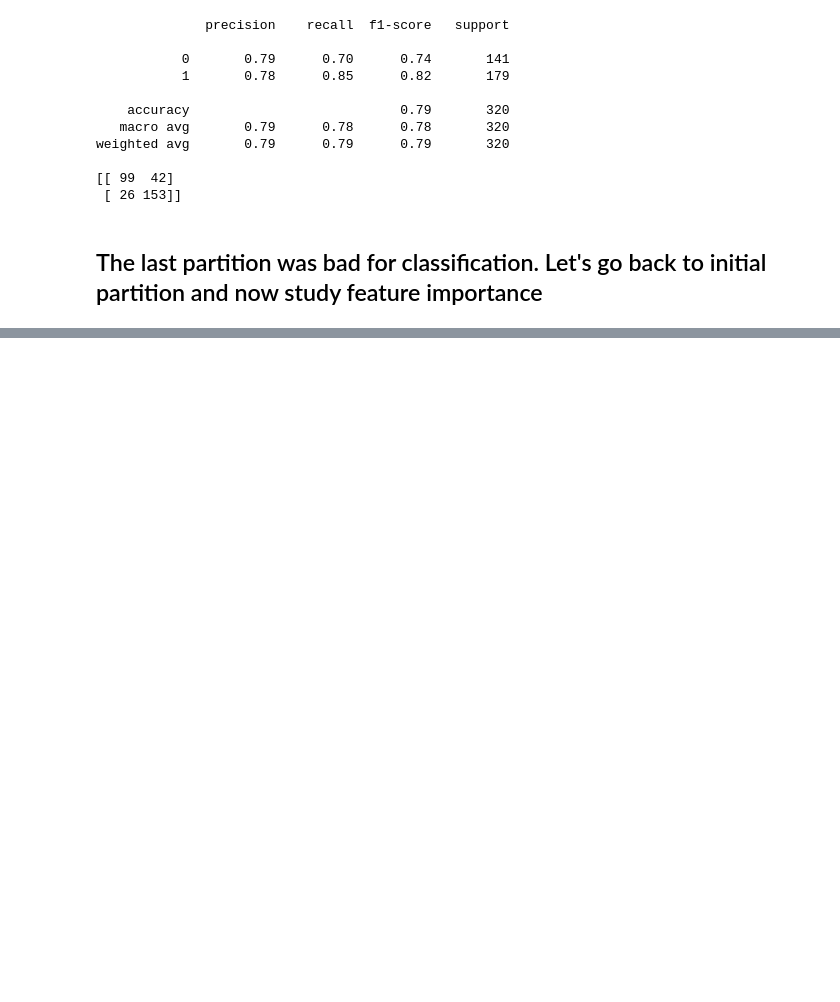
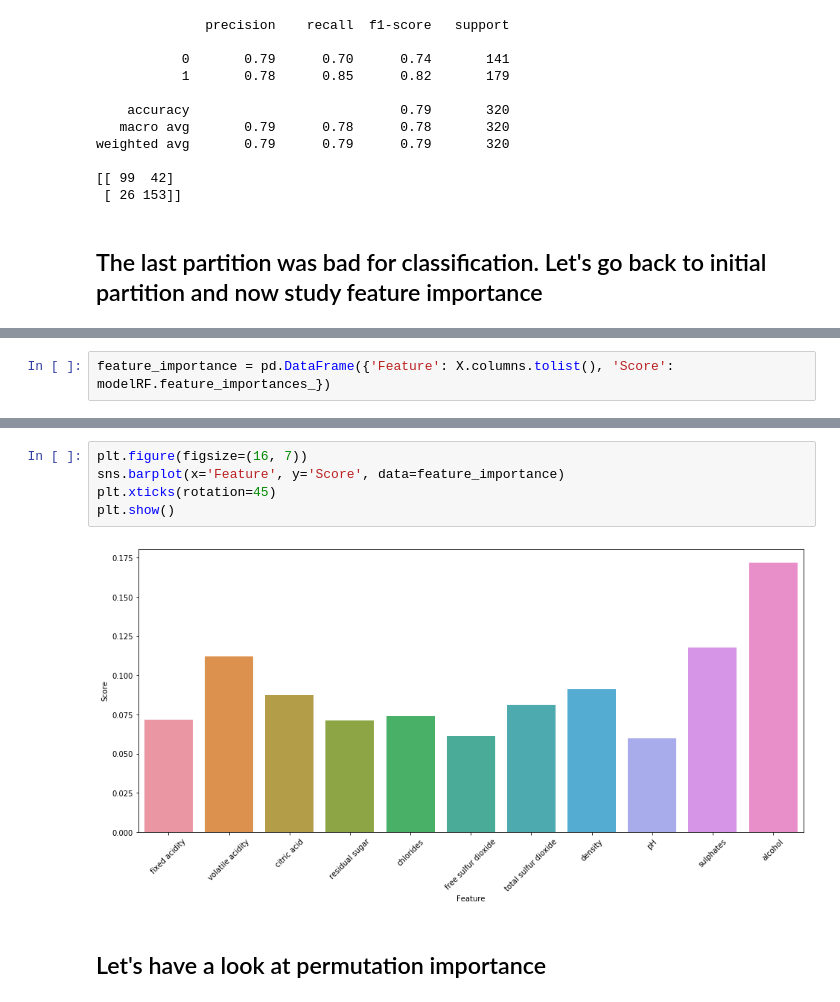
Before and after one commit to hernandezurbina/KaggleAdventures, a Jupyter notebook: WineQuality.ipynb, the cells around one changed output, grey strips where cells are left out. Cells and saved outputs as stored; diff of their text form; blank space fills up the shorter version.

```diff
--- a/WineQuality.ipynb
+++ b/WineQuality.ipynb
@@ -694,0 +810,2 @@ weighted avg       0.79      0.79      0.79       320
+# %%
+feature_importance = pd.DataFrame({'Feature': X.columns.tolist(), 'Score': modelRF.feature_importances_})
@@ -694,0 +827,9 @@ weighted avg       0.79      0.79      0.79       320
+# %%
+plt.figure(figsize=(16, 7))
+sns.barplot(x='Feature', y='Score', data=feature_importance)
+plt.xticks(rotation=45)
+plt.show()
+# %% [output]
+[figure, added]
+# %% [markdown]
+## Let's have a look at permutation importance
```
Also changed, not shown: parts of 19 cells of this notebook.
